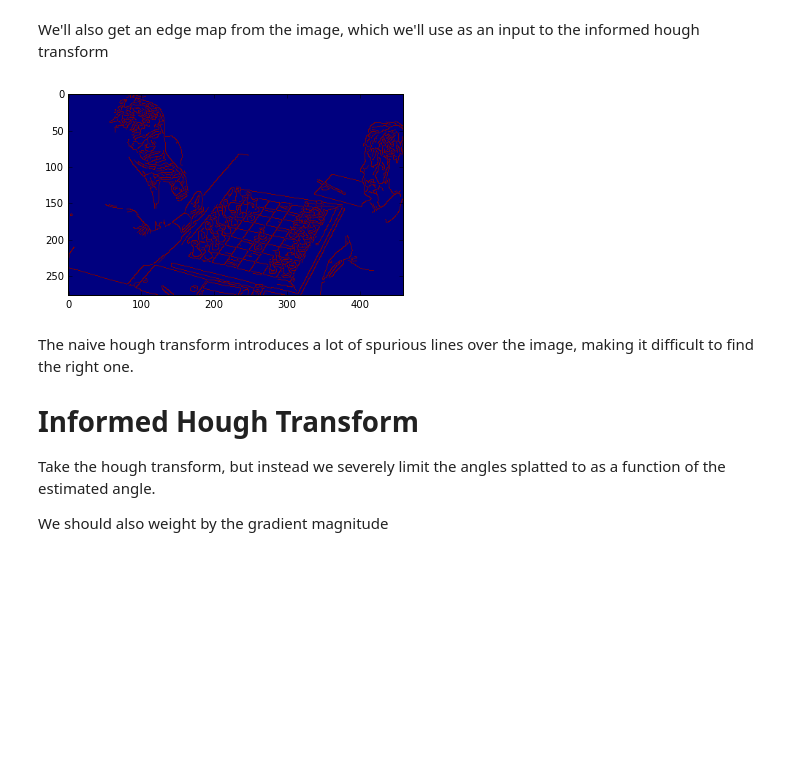
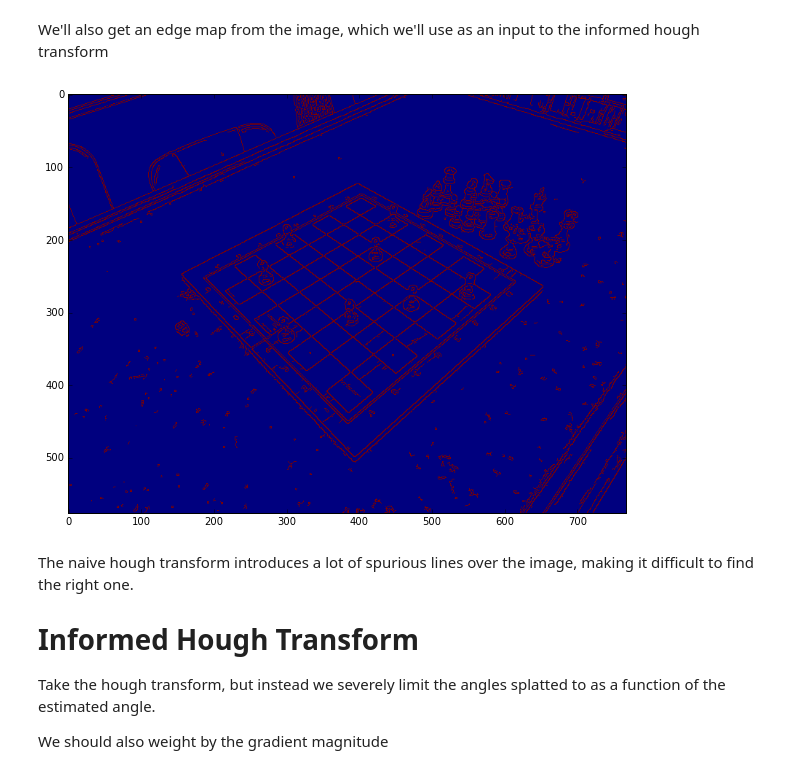
Before and after one commit to Elucidation/ChessboardDetect, a Jupyter notebook: GradientAngleBasedChessboardDetection.ipynb, the cells around one changed output. Saved outputs shown, nothing was run; the diff lists cells and outputs as text; code cells hidden in the pictures; blank space fills up the shorter version.

```diff
--- a/GradientAngleBasedChessboardDetection.ipynb
+++ b/GradientAngleBasedChessboardDetection.ipynb
@@ -13,7 +13,7 @@ import cv2 # For Sobel etc
 np.set_printoptions(suppress=True) # Better printing of arrays
 plt.rcParams['image.cmap'] = 'jet' # Default colormap is jet
 
-filename = "7.jpg"
+filename = "6.jpg"
 # img_orig = mpimg.imread(filename)
 img_orig = PIL.Image.open(filename)
 img_width, img_height = img_orig.size
@@ -56,10 +52,11 @@ plt.imshow(grad_phase_masked);
 # %% [markdown]
 We'll also get an edge map from the image, which we'll use as an input to the informed hough transform
 # %%
+fig = plt.figure(figsize=(10,10))
 edges = cv2.Canny(np.uint8(img),50,150,apertureSize = 3)
 plt.imshow(edges);
 # %% [output]
-[figure, old version]
+[figure, new version]
 # %% [markdown]
 The naive hough transform introduces a lot of spurious lines over the image, making it difficult to find the right one.
 
```
Also changed, not shown: parts of 16 cells of this notebook.
